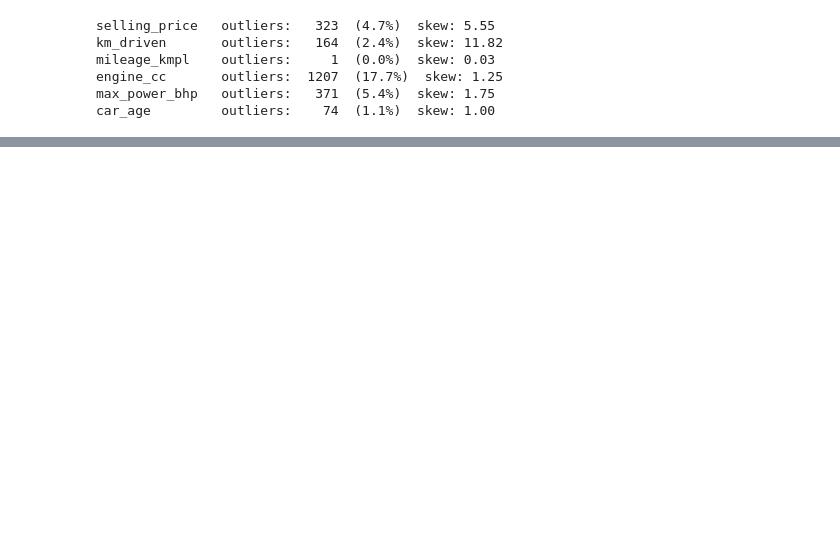
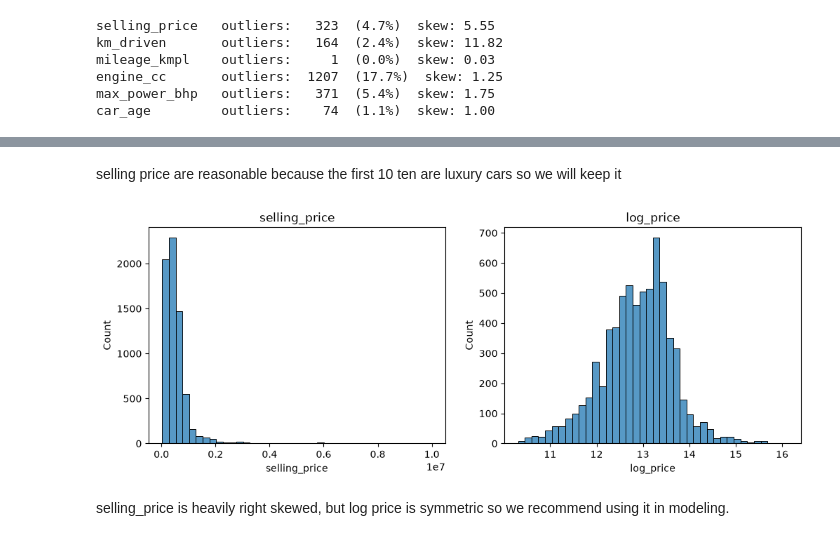
Before and after one commit to momen5406/ml-project, a Jupyter notebook: part_a_numerical/notebooks/01_data_preprocessing.ipynb, the cells around one changed output, grey strips where cells are left out. Cells and saved outputs as stored; diff of their text form; code cells hidden in the pictures; blank space fills up the shorter version.

```diff
--- a/part_a_numerical/notebooks/01_data_preprocessing.ipynb
+++ b/part_a_numerical/notebooks/01_data_preprocessing.ipynb
@@ -351,7 +351,7 @@ max_power_bhp     307
 brand              32
 dtype: int64
 # %%
-df_clean = df_clean.drop(columns=['name'])
+# df_clean = df_clean.drop(columns=['name'])
 # %%
 df_clean['car_age'] = 2026 - df_clean['year']
 # %%
@@ -461,0 +481,4 @@ car_age         outliers:    74  (1.1%)  skew: 1.00
+# %%
+df_clean = df_clean[df_clean['km_driven'] <= 1_000_000]
+print(df_clean.shape)
+print(df_clean['km_driven'].skew())
@@ -461,0 +525,12 @@ car_age         outliers:    74  (1.1%)  skew: 1.00
+# %% [markdown]
+selling price are reasonable because the first 10 ten are luxury cars so we will keep it
+# %%
+df_clean['log_price'] = np.log1p(df_clean['selling_price'])   # for EDA, you can drop it later
+fig, ax = plt.subplots(1, 2, figsize=(12, 4))
+sns.histplot(df_clean['selling_price'], bins=40, ax=ax[0]); ax[0].set_title('selling_price')
+sns.histplot(df_clean['log_price'], bins=40, ax=ax[1]);     ax[1].set_title('log_price')
+plt.show()
+# %% [output]
+[figure, added]
+# %% [markdown]
+selling_price is heavily right skewed, but log price is symmetric so we recommend using it in modeling.
```
Also changed, not shown: parts of 46 cells of this notebook, 3 other files.
